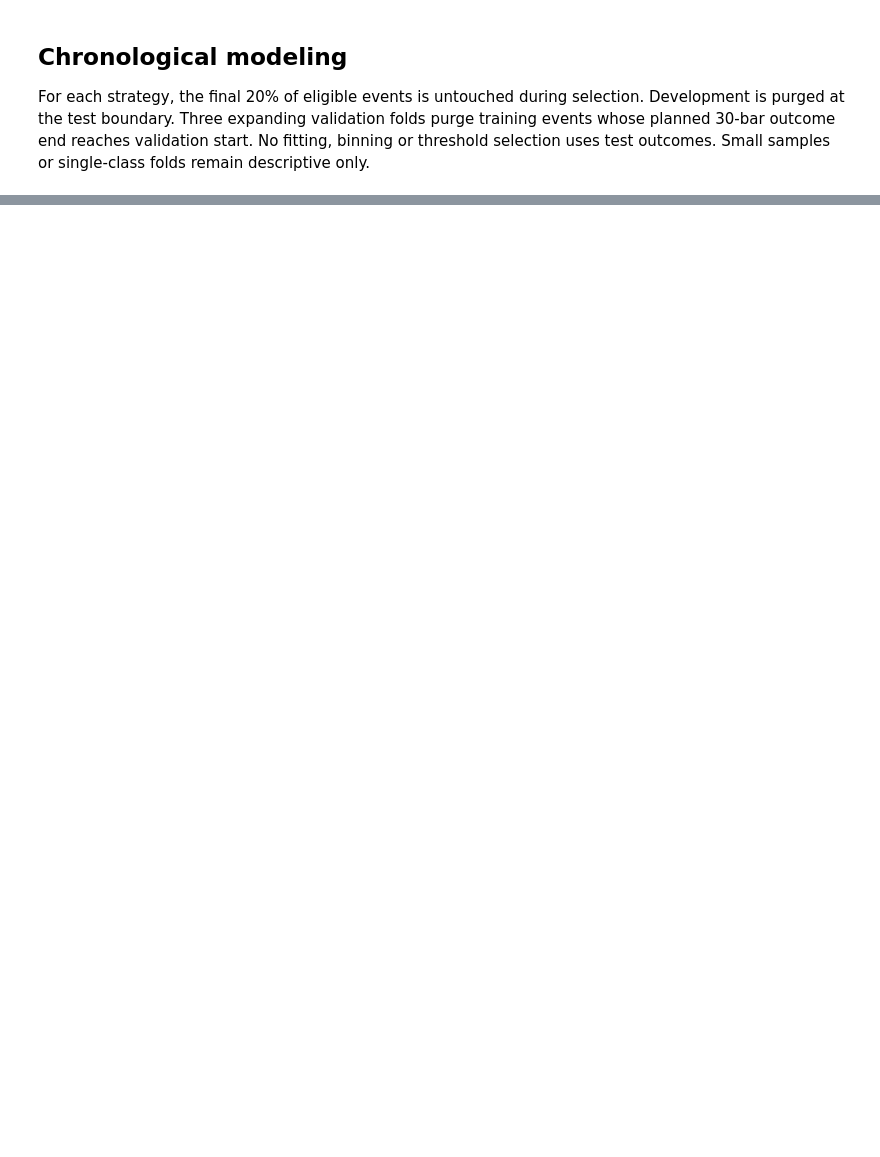
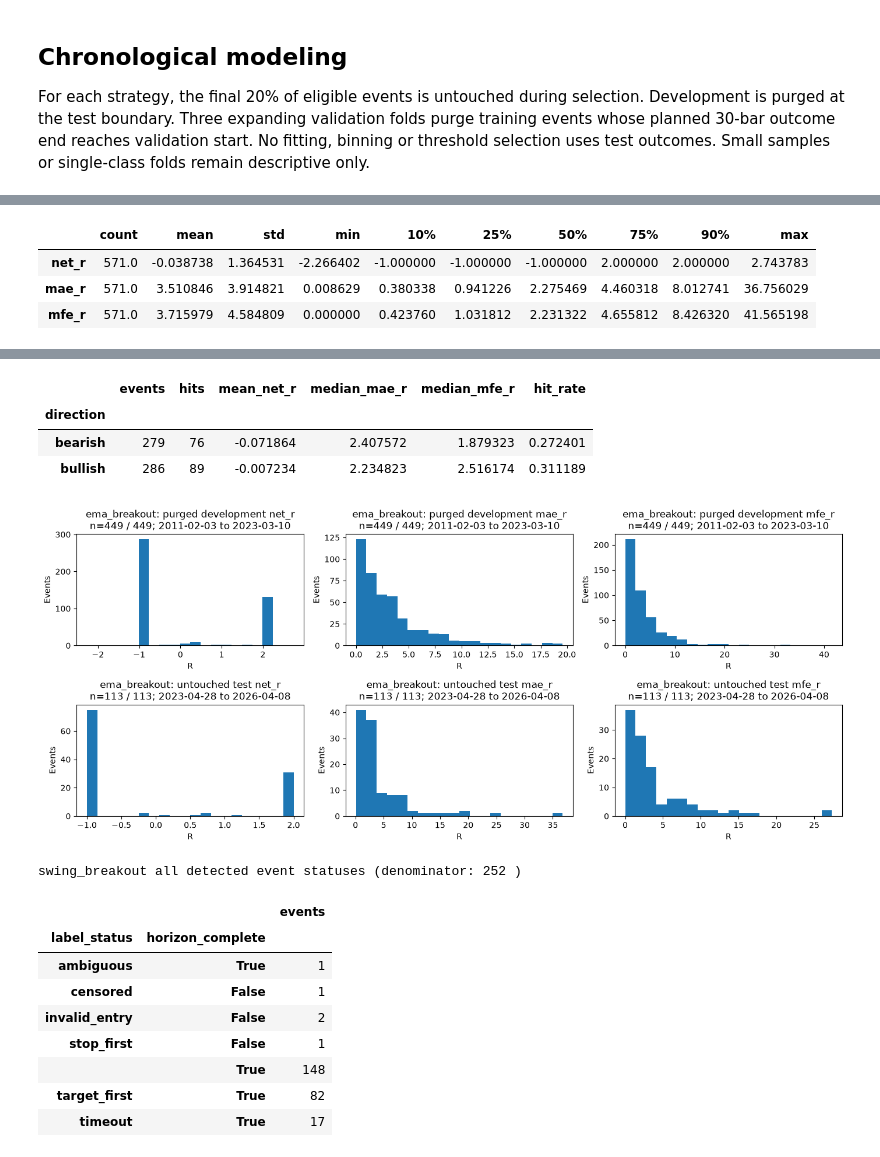
Before and after one commit to AmirJahani1380/breakout-signal-lab, a Jupyter notebook: ML/breakout_research.ipynb, the cells around one changed output, grey strips where cells are left out. Saved outputs shown, nothing was run; the diff lists cells and outputs as text; code cells hidden in the pictures; blank space fills up the shorter version.

Commit message:
notebook config, figures in readme

```diff
--- a/ML/breakout_research.ipynb
+++ b/ML/breakout_research.ipynb
@@ -71,7 +141,7 @@ Eligibility and exclusions are counted before model selection. Later Wilson 95%
 def wilson(successes: int, count: int) -> tuple[float, float]:
     if count == 0:
         return (float("nan"), float("nan"))
-    z = 1.96
+    z = WILSON_Z
     center = (successes / count + z * z / (2 * count)) / (1 + z * z / count)
     half = (
         z
@@ -93,7 +163,7 @@ for name, frame in frames.items():
         .rename("excluded_events")
         .to_frame()
     )
-    selected = eligible_events(frame)
+    selected = eligible_events(frame, PREDICTORS)
     eligible[name] = selected
     print(
         "Model eligible:",
@@ -236,22 +468,32 @@ Feature-bin hit rates use purged development only; all-event distributions are d
 # %%
 for name, frame in frames.items():
-    print("\n", name, "all event statuses and R distributions")
+    selected = eligible[name]
+    development, test, _ = chronological_split(selected, MODEL_SETTINGS.test_fraction)
+    print(name, "all detected event statuses (denominator:", len(frame), ")")
     display(
         frame.groupby(["label_status", "horizon_complete"], dropna=False)
         .size()
         .rename("events")
         .to_frame()
     )
-    selected = eligible[name]
     hits = int(selected.target_first.sum())
-    print("Target first:", hits, "/", len(selected), "; Wilson 95%:", wilson(hits, len(selected)))
-    display(frame[["net_r", "mae_r", "mfe_r"]].describe(percentiles=[0.1, 0.25, 0.5, 0.75, 0.9]).T)
-    cohort = eligible[name].copy()
-    if cohort.empty:
+    print(
+        "Eligible target-first:",
+        hits,
+        "/",
+        len(selected),
+        "; event-level Wilson 95%:",
+        wilson(hits, len(selected)),
+    )
+    print(
+        "R summary: all detected events, nonmissing values per column; includes ineligible events"
+    )
+    display(frame[["net_r", "mae_r", "mfe_r"]].describe(percentiles=R_SUMMARY_PERCENTILES).T)
+    if selected.empty:
         continue
-    cohort["year"] = pd.to_datetime(cohort.signal_time, unit="s", utc=True).dt.year
+    yearly = selected.assign(year=pd.to_datetime(selected.signal_time, unit="s", utc=True).dt.year)
     for grouping in ("year", "direction"):
-        grouped = cohort.groupby(grouping, observed=True).agg(
+        grouped = yearly.groupby(grouping, observed=True).agg(
             events=("id", "size"),
             hits=("target_first", "sum"),
             mean_net_r=("net_r", "mean"),
@@ -260,15 +502,26 @@ for name, frame in frames.items():
         )
         grouped["hit_rate"] = grouped.hits / grouped.events
         display(grouped)
-    development_bins, _, _ = chronological_split(cohort)
-    for feature in PREDICTORS[:-1]:
-        bins = pd.qcut(development_bins[feature].astype(float), q=4, duplicates="drop")
-        grouped = development_bins.groupby(bins, observed=True).target_first.agg(["size", "mean"])
-        print(feature)
-        display(grouped.rename(columns={"size": "events", "mean": "target_hit_rate"}))
-    fig, axes = plt.subplots(1, 3, figsize=(14, 3.3))
-    for axis, column in zip(axes, ("net_r", "mae_r", "mfe_r")):
-        axis.hist(frame[column].dropna().astype(float), bins=30)
-        axis.set(title=f"{name}: {column}", xlabel="R", ylabel="Events")
+    fig, axes = plt.subplots(2, 3, figsize=OUTCOME_FIGSIZE)
+    for row, (label, cohort) in enumerate(
+        (("purged development", development), ("untouched test", test))
+    ):
+        dates = pd.to_datetime(cohort.signal_time, unit="s", utc=True)
+        for axis, column in zip(axes[row], ("net_r", "mae_r", "mfe_r")):
+            values = cohort[column].dropna().astype(float)
+            axis.hist(values, bins=OUTCOME_HISTOGRAM_BINS)
+            axis.set(
+                title=(
+                    f"{name}: {label} {column}\n"
+                    f"n={len(values)} / {len(cohort)}; "
+                    f"{dates.min():%Y-%m-%d} to {dates.max():%Y-%m-%d}"
+                ),
+                xlabel="R",
+                ylabel="Events",
+            )
     fig.tight_layout()
+    if CHART_DIRECTORY is not None:
+        CHART_DIRECTORY.mkdir(parents=True, exist_ok=True)
+        fig.savefig(CHART_DIRECTORY / f"{name}-outcomes.png")
     plt.show()
+# %% [output]
@@ -274,0 +540,4 @@ for name, frame in frames.items():
+|  | count | mean | std | min | 10% | 25% | 50% | 75% | 90% | max |
+| net_r | 571.0 | -0.038738 | 1.364531 | -2.266402 | -1.000000 | -1.000000 | -1.000000 | 2.000000 | 2.000000 | 2.743783 |
+| mae_r | 571.0 | 3.510846 | 3.914821 | 0.008629 | 0.380338 | 0.941226 | 2.275469 | 4.460318 | 8.012741 | 36.756029 |
+| mfe_r | 571.0 | 3.715979 | 4.584809 | 0.000000 | 0.423760 | 1.031812 | 2.231322 | 4.655812 | 8.426320 | 41.565198 |
@@ -274,0 +562,15 @@ for name, frame in frames.items():
+|  | events | hits | mean_net_r | median_mae_r | median_mfe_r | hit_rate |
+| direction |  |  |  |  |  |  |
+| bearish | 279 | 76 | -0.071864 | 2.407572 | 1.879323 | 0.272401 |
+| bullish | 286 | 89 | -0.007234 | 2.234823 | 2.516174 | 0.311189 |
+[figure, added]
+swing_breakout all detected event statuses (denominator: 252 )
+|  |  | events |
+| label_status | horizon_complete |  |
+| ambiguous | True | 1 |
+| censored | False | 1 |
+| invalid_entry | False | 2 |
+| stop_first | False | 1 |
+|  | True | 148 |
+| target_first | True | 82 |
+| timeout | True | 17 |
```
Also changed, not shown: parts of 12 cells of this notebook, 11 other files.
